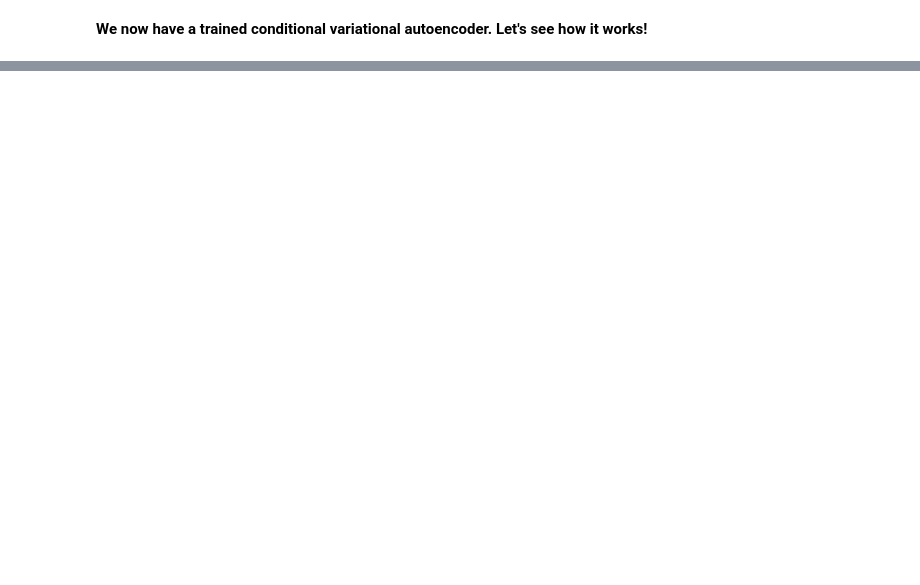
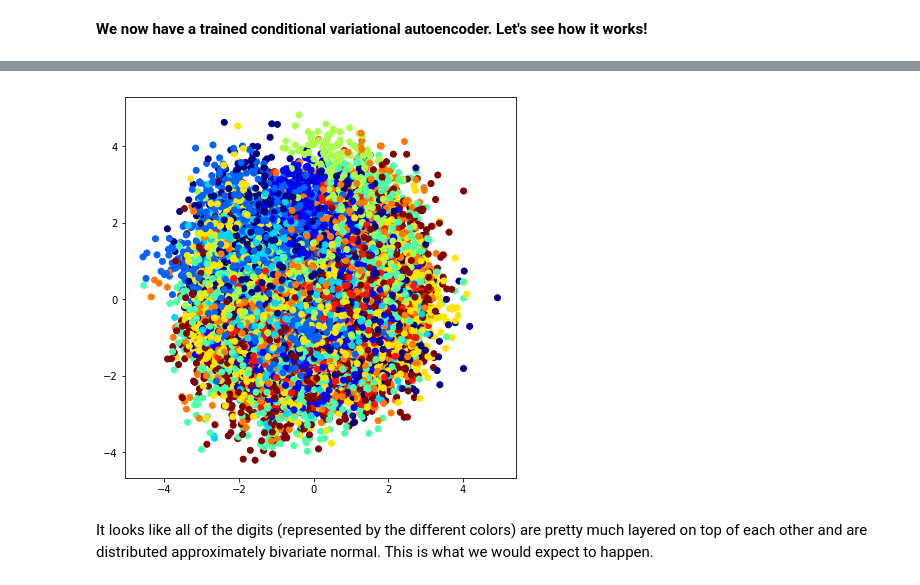
Before and after one commit to nnormandin/Conditional_VAE, a Jupyter notebook: Conditional_VAE.ipynb, the cells around one changed output, grey strips where cells are left out. Drawn from its saved outputs; the diff is of its cells as text; code cells hidden in the pictures; blank space fills up the shorter version.

```diff
--- a/Conditional_VAE.ipynb
+++ b/Conditional_VAE.ipynb
@@ -164,0 +204,11 @@ Epoch 2/2
+# %%
+z_train = encoder.predict([X_train, y_train])
+encodings= np.asarray(z_train)
+encodings = encodings.reshape(X_train.shape[0], n_z)
+plt.figure(figsize=(7, 7))
+plt.scatter(encodings[:, 0], encodings[:, 1], c=Y_train, cmap=plt.cm.jet)
+plt.show()
+# %% [output]
+[figure, added]
+# %% [markdown]
+It looks like all of the digits (represented by the different colors) are pretty much layered on top of each other and are distributed approximately bivariate normal. This is what we would expect to happen.
```
Also changed, not shown: parts of 27 cells of this notebook.
